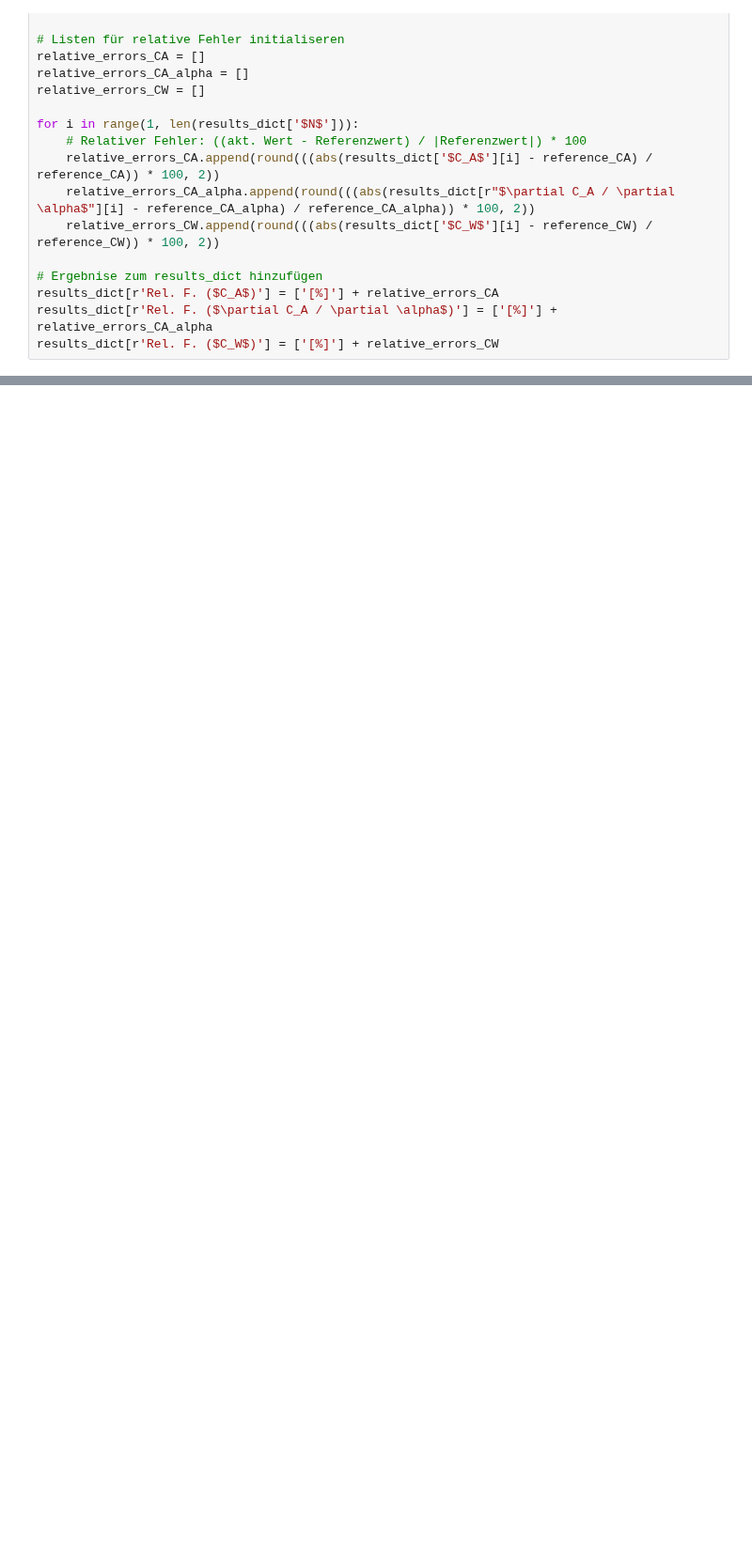
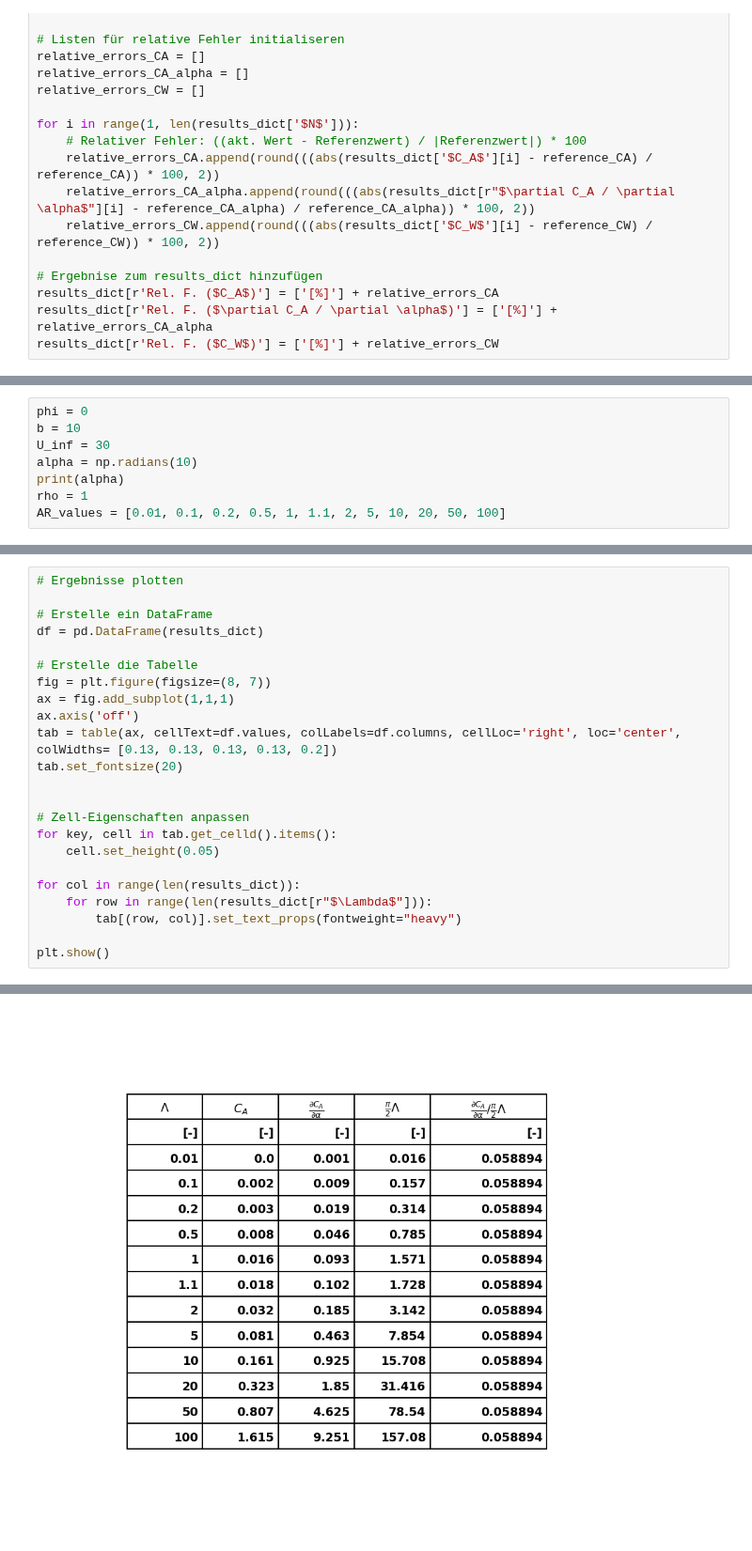
Before and after one commit to AntonSchreiber/aero-lecture, a Jupyter notebook: notebooks_solved/uebung6_VLM.ipynb, the cells around one changed output, grey strips where cells are left out. Shown at 94% size. Drawn from its saved outputs; the diff is of its cells as text; blank space fills up the shorter version.

```diff
--- a/notebooks_solved/uebung6_VLM.ipynb
+++ b/notebooks_solved/uebung6_VLM.ipynb
@@ -609,0 +748,8 @@ plt.show()
+# %%
+phi = 0
+b = 10
+U_inf = 30
+alpha = np.radians(10)
+print(alpha)
+rho = 1
+AR_values = [0.01, 0.1, 0.2, 0.5, 1, 1.1, 2, 5, 10, 20, 50, 100]
@@ -609,0 +821,24 @@ plt.show()
+# %%
+# Ergebnisse plotten
+
+# Erstelle ein DataFrame
+df = pd.DataFrame(results_dict)
+
+# Erstelle die Tabelle
+fig = plt.figure(figsize=(8, 7))
+ax = fig.add_subplot(1,1,1)
+ax.axis('off')
+tab = table(ax, cellText=df.values, colLabels=df.columns, cellLoc='right', loc='center', colWidths= [0.13, 0.13, 0.13, 0.13, 0.2])
+tab.set_fontsize(20)
+
+
+# Zell-Eigenschaften anpassen
+for key, cell in tab.get_celld().items():
+    cell.set_height(0.05)
+
+for col in range(len(results_dict)):
+    for row in range(len(results_dict[r"$\Lambda$"])):
+        tab[(row, col)].set_text_props(fontweight="heavy")
+
+plt.show()
+# %% [output]
@@ -609,0 +848 @@ plt.show()
+[figure, added]
```
Also changed, not shown: parts of 22 cells of this notebook.
